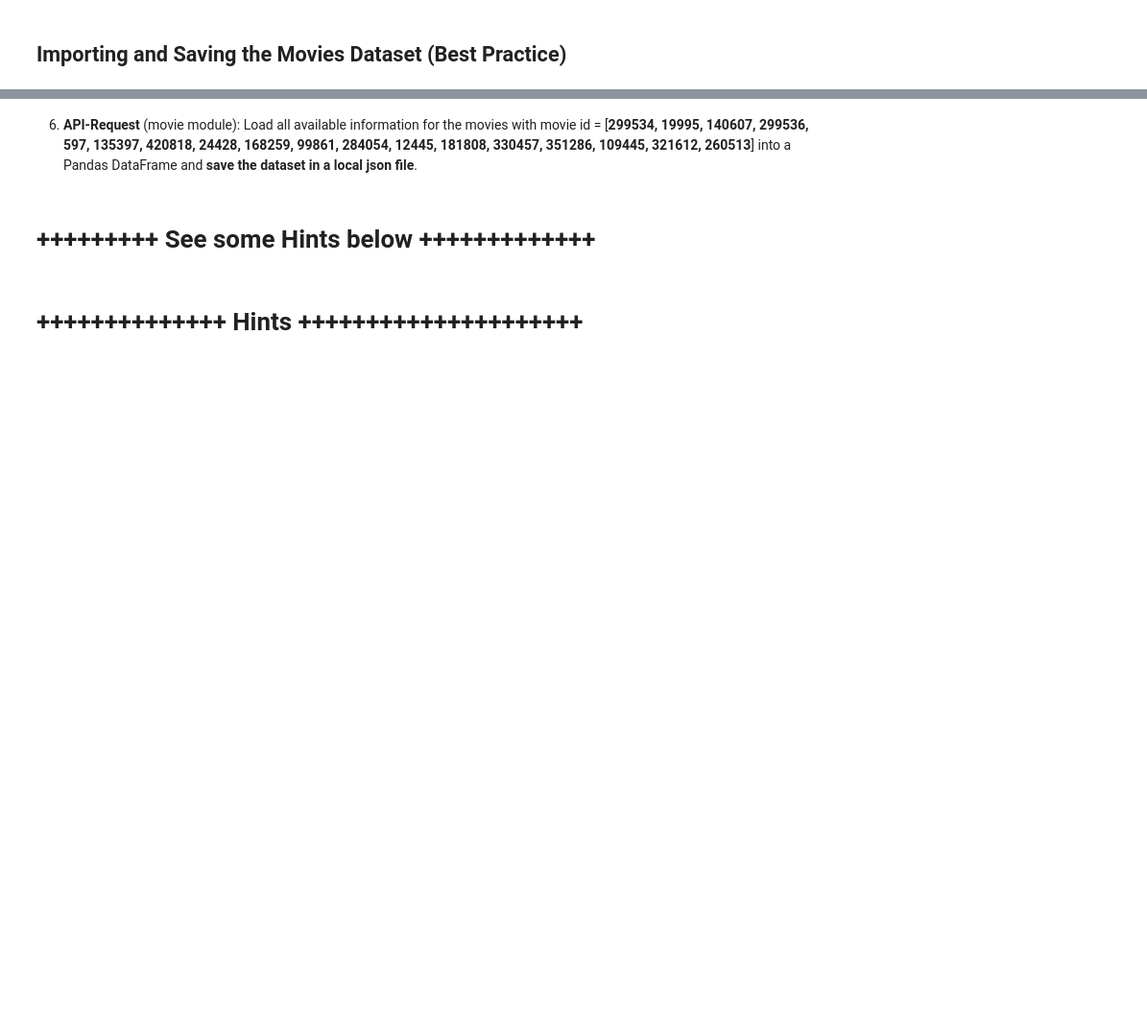
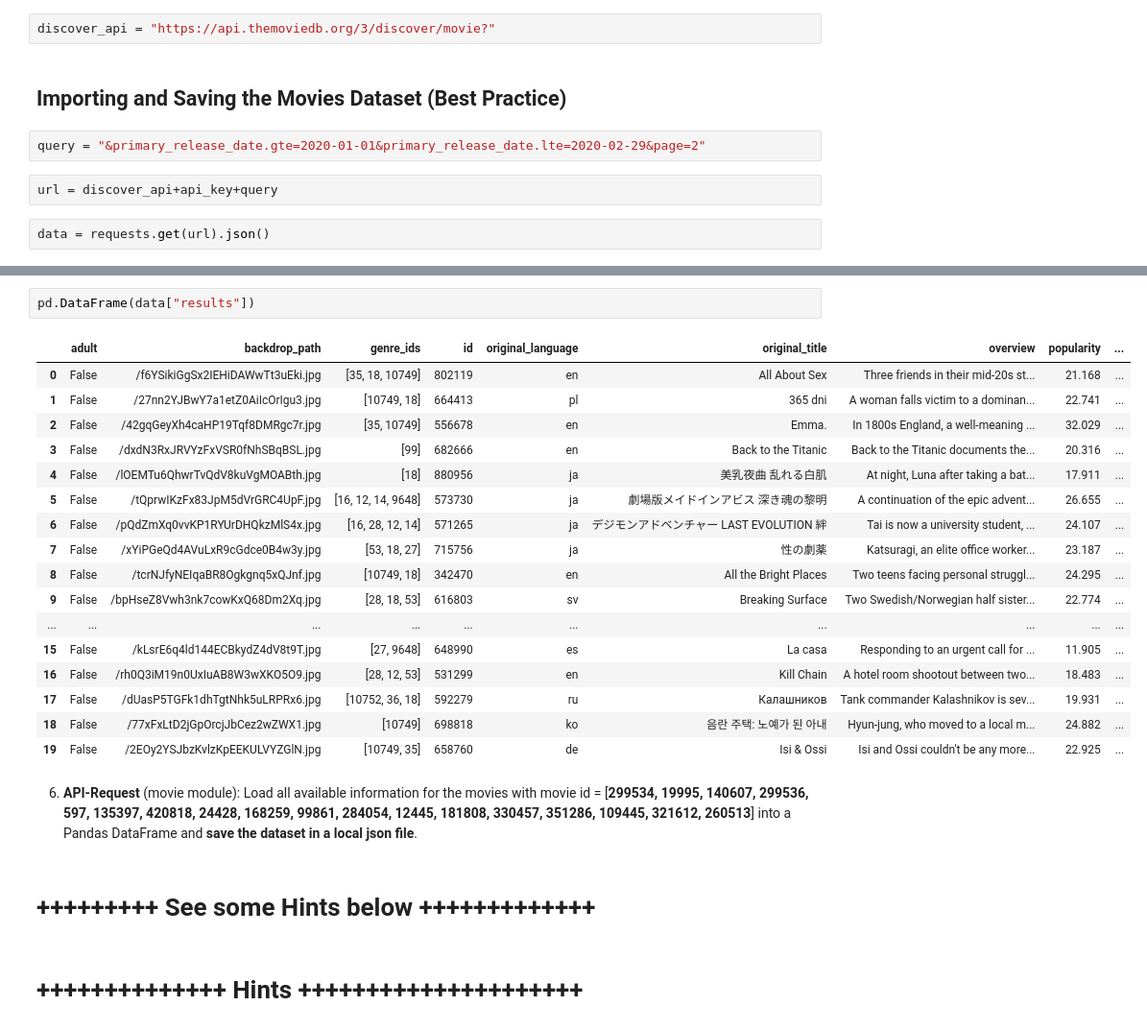
Before and after one commit to Jamal811/Data-Science, a Jupyter notebook: Data-Scince-Projectbase/12-Projects-Data Science course/2 - Project 2 Data Import Working with APIs and JSON Movies Dataset/Project_02_ProjectBrief_blank.ipynb, the cells around one changed output, grey strips where cells are left out. Shown: that part at 96% size. Cells and saved outputs as stored; diff of their text form; blank space fills up the shorter version.

```diff
--- a/Data-Scince-Projectbase/12-Projects-Data Science course/2 - Project 2 Data Import Working with APIs and JSON Movies Dataset/Project_02_ProjectBrief_blank.ipynb
+++ b/Data-Scince-Projectbase/12-Projects-Data Science course/2 - Project 2 Data Import Working with APIs and JSON Movies Dataset/Project_02_ProjectBrief_blank.ipynb
@@ -348,5 +348,13 @@ pd.json_normalize(data = data, record_path =  "production_companies", meta = "ti
 # %% [markdown]
 5. __API-Request__ (discover module): Load all movies with __release date between 2020-01-01 and 2020-02-29__ into a Pandas DataFrame. <br>
 See https://www.themoviedb.org/documentation/api/discover and https://developers.themoviedb.org/3/discover/movie-discover for more information.
+# %%
+discover_api = "https://api.themoviedb.org/3/discover/movie?"
 # %% [markdown]
 ##  Importing and Saving the Movies Dataset (Best Practice)
+# %%
+query = "&primary_release_date.gte=2020-01-01&primary_release_date.lte=2020-02-29&page=2"
+# %%
+url = discover_api+api_key+query
+# %%
+data = requests.get(url).json()
@@ -353,3 +401,23 @@ See https://www.themoviedb.org/documentation/api/discover and https://developers
+# %%
+pd.DataFrame(data["results"])
+# %% [output]
+|  | adult | backdrop_path | genre_ids | id | original_language | original_title | overview | popularity | ... |
+| 0 | False | /f6YSikiGgSx2IEHiDAWwTt3uEki.jpg | [35, 18, 10749] | 802119 | en | All About Sex | Three friends in their mid-20s st... | 21.168 | ... |
+| 1 | False | /27nn2YJBwY7a1etZ0AiIcOrIgu3.jpg | [10749, 18] | 664413 | pl | 365 dni | A woman falls victim to a dominan... | 22.741 | ... |
+| 2 | False | /42gqGeyXh4caHP19Tqf8DMRgc7r.jpg | [35, 10749] | 556678 | en | Emma. | In 1800s England, a well-meaning ... | 32.029 | ... |
+| 3 | False | /dxdN3RxJRVYzFxVSR0fNhSBqBSL.jpg | [99] | 682666 | en | Back to the Titanic | Back to the Titanic documents the... | 20.316 | ... |
+| 4 | False | /lOEMTu6QhwrTvQdV8kuVgMOABth.jpg | [18] | 880956 | ja | 美乳夜曲 乱れる白肌 | At night, Luna after taking a bat... | 17.911 | ... |
+| 5 | False | /tQprwIKzFx83JpM5dVrGRC4UpF.jpg | [16, 12, 14, 9648] | 573730 | ja | 劇場版メイドインアビス 深き魂の黎明 | A continuation of the epic advent... | 26.655 | ... |
+| 6 | False | /pQdZmXq0vvKP1RYUrDHQkzMlS4x.jpg | [16, 28, 12, 14] | 571265 | ja | デジモンアドベンチャー LAST EVOLUTION 絆 | Tai is now a university student, ... | 24.107 | ... |
+| 7 | False | /xYiPGeQd4AVuLxR9cGdce0B4w3y.jpg | [53, 18, 27] | 715756 | ja | 性の劇薬 | Katsuragi, an elite office worker... | 23.187 | ... |
+| 8 | False | /tcrNJfyNEIqaBR8Ogkgnq5xQJnf.jpg | [10749, 18] | 342470 | en | All the Bright Places | Two teens facing personal struggl... | 24.295 | ... |
+| 9 | False | /bpHseZ8Vwh3nk7cowKxQ68Dm2Xq.jpg | [28, 18, 53] | 616803 | sv | Breaking Surface | Two Swedish/Norwegian half sister... | 22.774 | ... |
+| ... | ... | ... | ... | ... | ... | ... | ... | ... | ... |
+| 15 | False | /kLsrE6q4ld144ECBkydZ4dV8t9T.jpg | [27, 9648] | 648990 | es | La casa | Responding to an urgent call for ... | 11.905 | ... |
+| 16 | False | /rh0Q3iM19n0UxIuAB8W3wXKO5O9.jpg | [28, 12, 53] | 531299 | en | Kill Chain | A hotel room shootout between two... | 18.483 | ... |
+| 17 | False | /dUasP5TGFk1dhTgtNhk5uLRPRx6.jpg | [10752, 36, 18] | 592279 | ru | Калашников | Tank commander Kalashnikov is sev... | 19.931 | ... |
+| 18 | False | /77xFxLtD2jGpOrcjJbCez2wZWX1.jpg | [10749] | 698818 | ko | 음란 주택: 노예가 된 아내 | Hyun-jung, who moved to a local m... | 24.882 | ... |
+| 19 | False | /2EOy2YSJbzKvlzKpEEKULVYZGlN.jpg | [10749, 35] | 658760 | de | Isi & Ossi | Isi and Ossi couldn't be any more... | 22.925 | ... |
 # %% [markdown]
 6. __API-Request__ (movie module): Load all available information for the movies with movie id = [__299534, 19995, 140607, 299536, 597, 135397, 420818, 24428, 168259, 99861, 284054, 12445, 181808, 330457, 351286, 109445, 321612, 260513__] into a Pandas DataFrame and __save the dataset in a local json file__.
 # %% [markdown]
```
Also changed, not shown: parts of 2 cells of this notebook.
